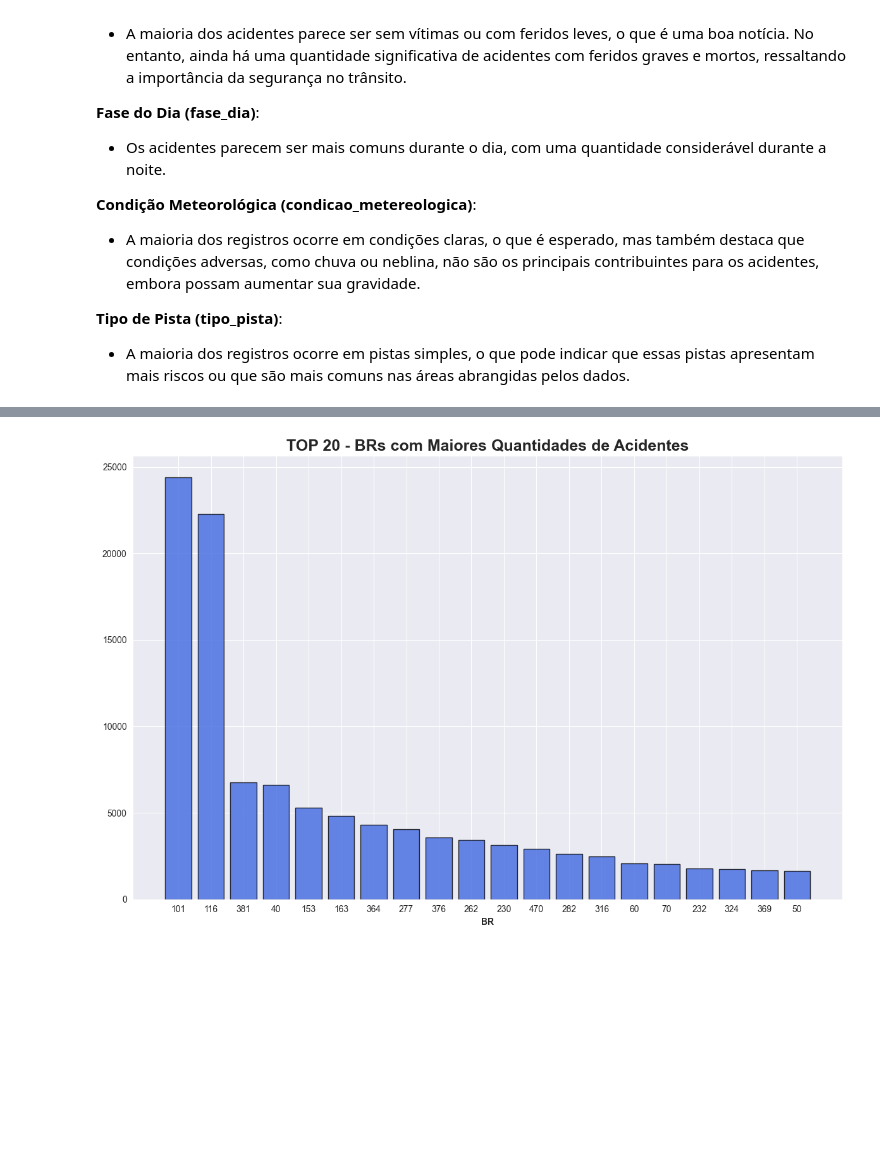
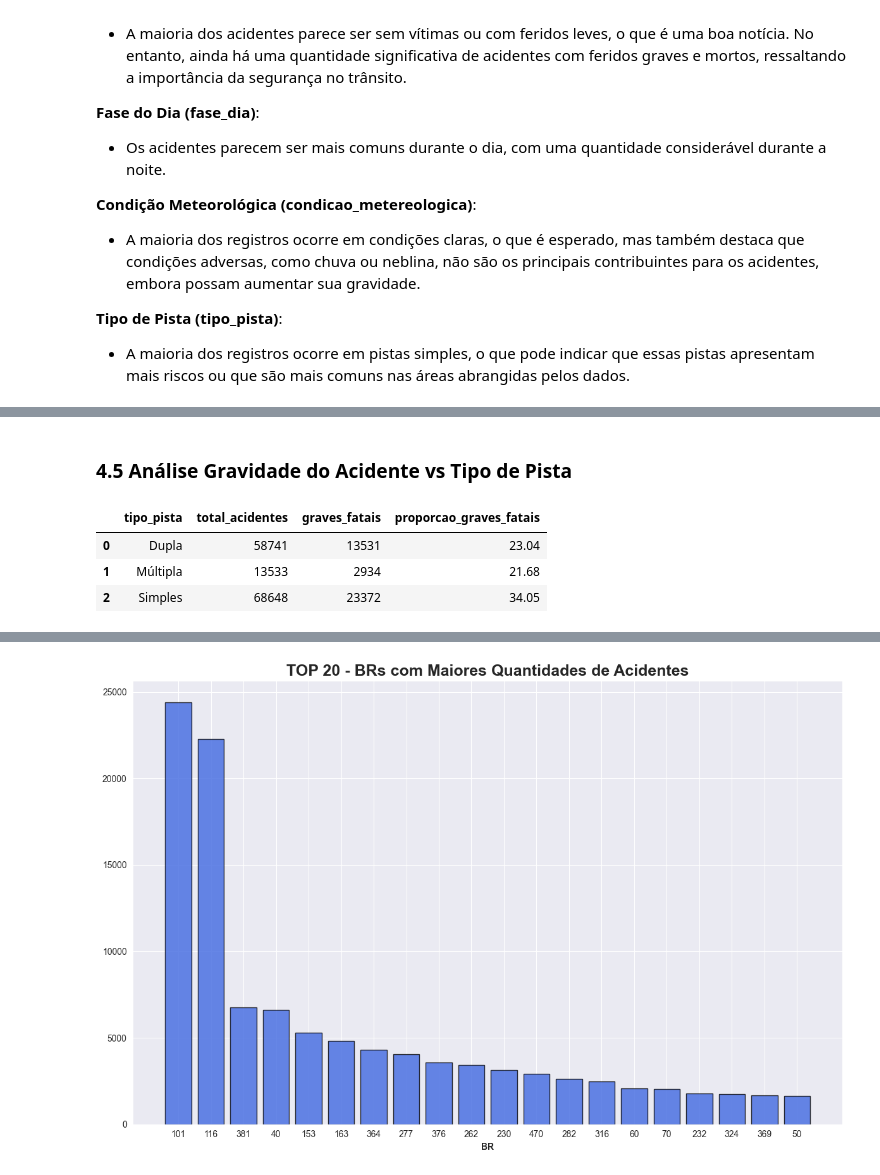
Before and after one commit to Felipeglnd/Projeto_PRF, a Jupyter notebook: Projeto_PRF_23_24/notebooks/EDA_PRF.ipynb, the cells around one changed output, grey strips where cells are left out. Drawn from its saved outputs; the diff is of its cells as text; code cells hidden in the pictures; blank space fills up the shorter version.

Commit message:
Análises Finais e Insights

```diff
--- a/Projeto_PRF_23_24/notebooks/EDA_PRF.ipynb
+++ b/Projeto_PRF_23_24/notebooks/EDA_PRF.ipynb
@@ -1104,0 +1093,30 @@ df_prf.head(5)
+# %% [markdown]
+### 4.5 Análise Gravidade do Acidente vs Tipo de Pista
+# %%
+# Criando coluna de acidentes graves ou fatais
+df_prf['grave_ou_fatal'] = (
+    (df_prf['mortos'] > 0) | (df_prf['feridos_graves'] > 0)
+).astype(int)
+
+# Agrupando por tipo de pista
+df_gravidade_pista = (
+    df_prf
+    .groupby('tipo_pista')
+    .agg(
+        total_acidentes=('id', 'count'),
+        graves_fatais=('grave_ou_fatal', 'sum')
+    )
+    .reset_index()
+)
+
+# Calculando a proporção de graves_fatais
+df_gravidade_pista['proporcao_graves_fatais'] = (
+    round(df_gravidade_pista['graves_fatais'] / df_gravidade_pista['total_acidentes'] * 100, 2)
+)
+
+df_gravidade_pista
+# %% [output]
+|  | tipo_pista | total_acidentes | graves_fatais | proporcao_graves_fatais |
+| 0 | Dupla | 58741 | 13531 | 23.04 |
+| 1 | Múltipla | 13533 | 2934 | 21.68 |
+| 2 | Simples | 68648 | 23372 | 34.05 |
```
Also changed, not shown: parts of 24 cells of this notebook.
